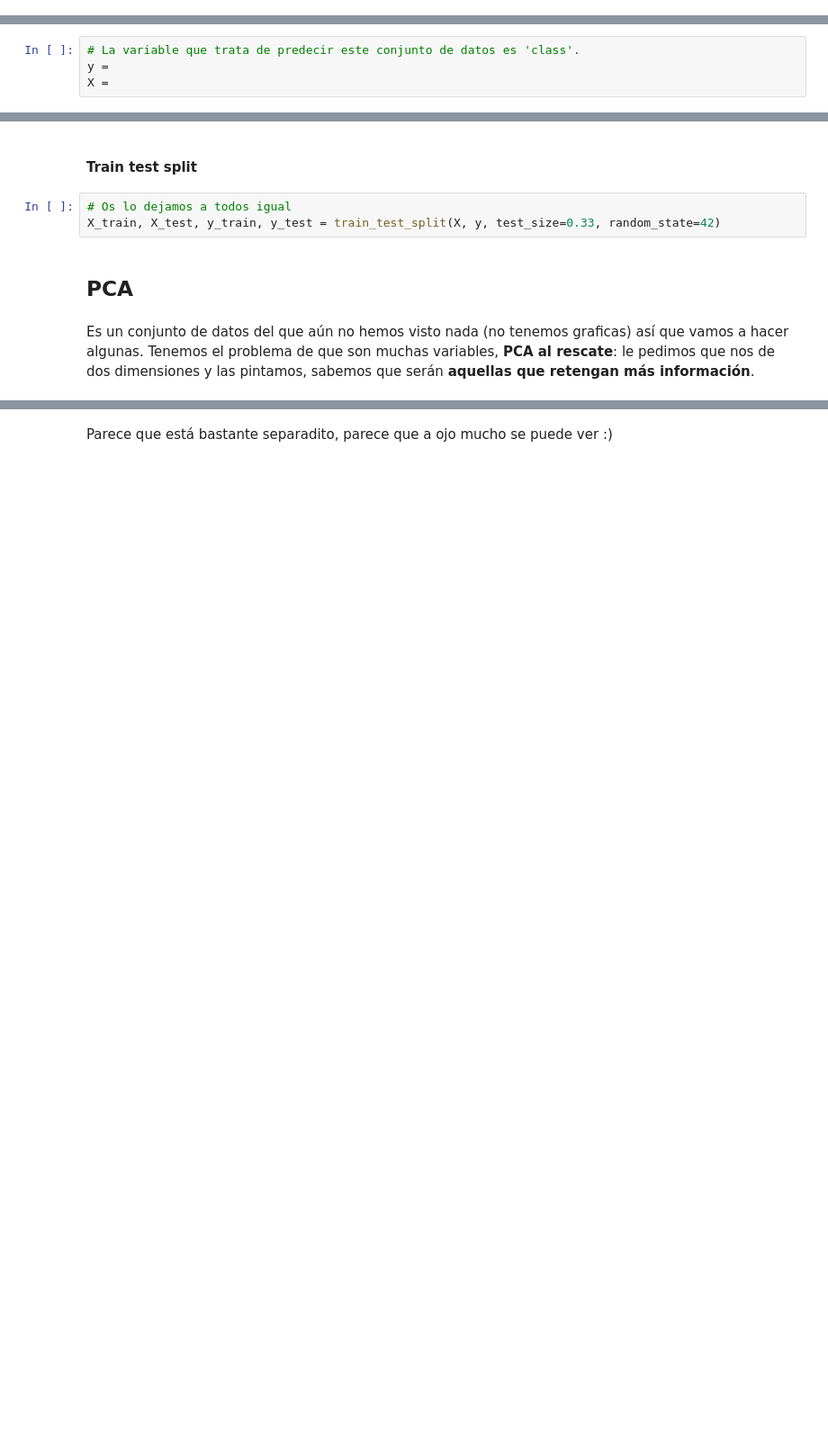
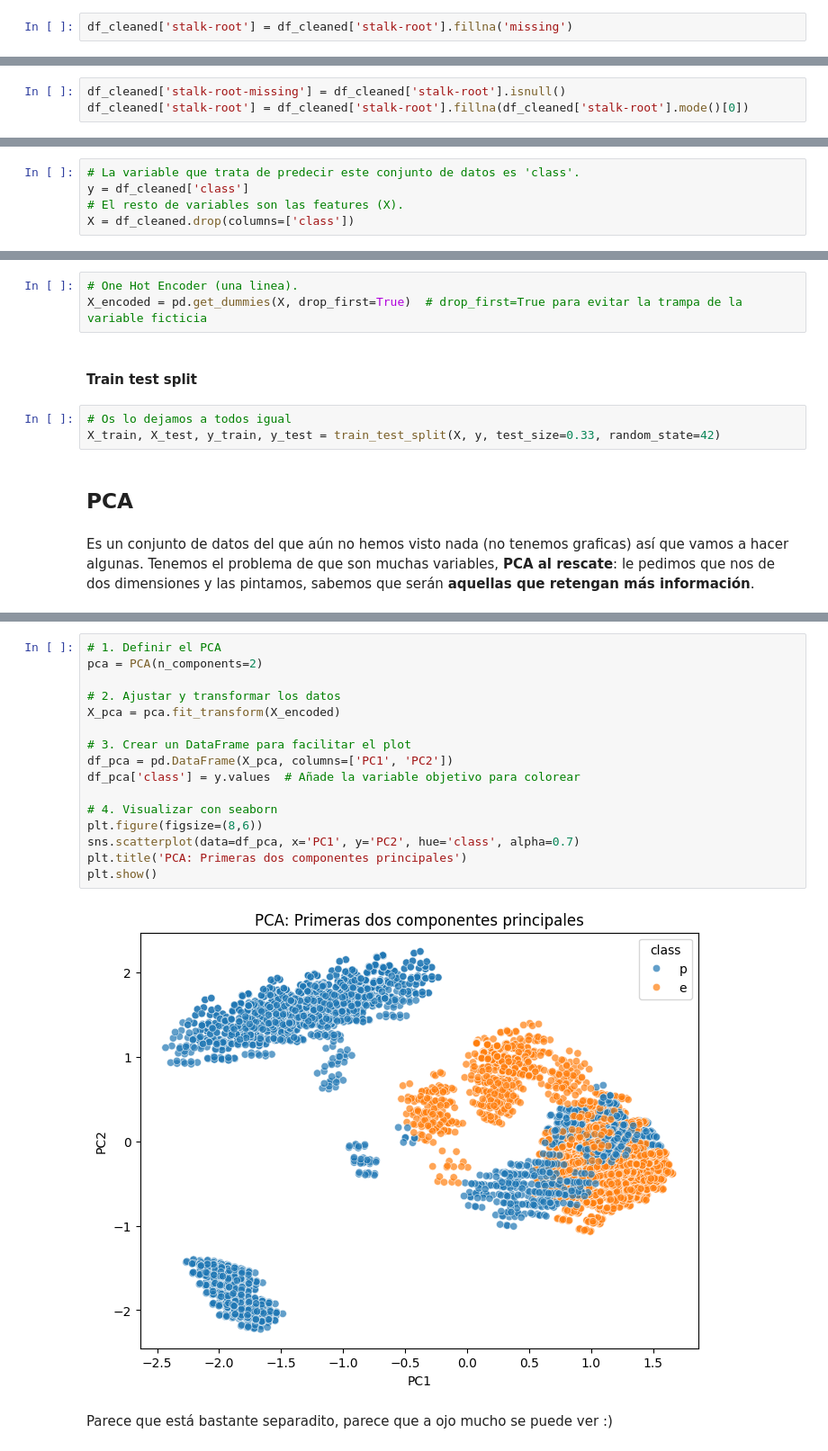
Before and after one commit to Yael-Parra/Project-VIII-Non-Supervised-ML, a Jupyter notebook: workshop-clustering-pca.ipynb, the cells around one changed output, grey strips where cells are left out. Shown at 90% size. Saved outputs shown, nothing was run; the diff lists cells and outputs as text; blank space fills up the shorter version.

```diff
--- a/workshop-clustering-pca.ipynb
+++ b/workshop-clustering-pca.ipynb
@@ -616,0 +648,2 @@ Columna 'stalk-root-null' aporta información.
+# %%
+df_cleaned['stalk-root'] = df_cleaned['stalk-root'].fillna('missing')
@@ -616,0 +663,3 @@ Columna 'stalk-root-null' aporta información.
+# %%
+df_cleaned['stalk-root-missing'] = df_cleaned['stalk-root'].isnull()
+df_cleaned['stalk-root'] = df_cleaned['stalk-root'].fillna(df_cleaned['stalk-root'].mode()[0])
@@ -618,5 +678,6 @@ Columna 'stalk-root-null' aporta información.
 #### Separar entre variables predictoras y variables a predecir
 # %%
 # La variable que trata de predecir este conjunto de datos es 'class'.
-y =
-X =
+y = df_cleaned['class']
+# El resto de variables son las features (X).
+X = df_cleaned.drop(columns=['class'])
@@ -629,3 +686,6 @@ SyntaxError: invalid syntax (<ipython-input-9-411deef15e8a>, line 2)
+# %%
+# One Hot Encoder (una linea).
+X_encoded = pd.get_dummies(X, drop_first=True)  # drop_first=True para evitar la trampa de la variable ficticia
 # %% [markdown]
 #### Train test split
 # %%
@@ -643,2 +698,20 @@ pca.fit(X_train)
+# %%
+# 1. Definir el PCA
+pca = PCA(n_components=2)
+
+# 2. Ajustar y transformar los datos
+X_pca = pca.fit_transform(X_encoded)
+
+# 3. Crear un DataFrame para facilitar el plot
+df_pca = pd.DataFrame(X_pca, columns=['PC1', 'PC2'])
+df_pca['class'] = y.values  # Añade la variable objetivo para colorear
+
+# 4. Visualizar con seaborn
+plt.figure(figsize=(8,6))
+sns.scatterplot(data=df_pca, x='PC1', y='PC2', hue='class', alpha=0.7)
+plt.title('PCA: Primeras dos componentes principales')
+plt.show()
+# %% [output]
+[figure, added]
 # %% [markdown]
 Parece que está bastante separadito, parece que a ojo mucho se puede ver :)
```
Also changed, not shown: parts of 17 cells of this notebook.
